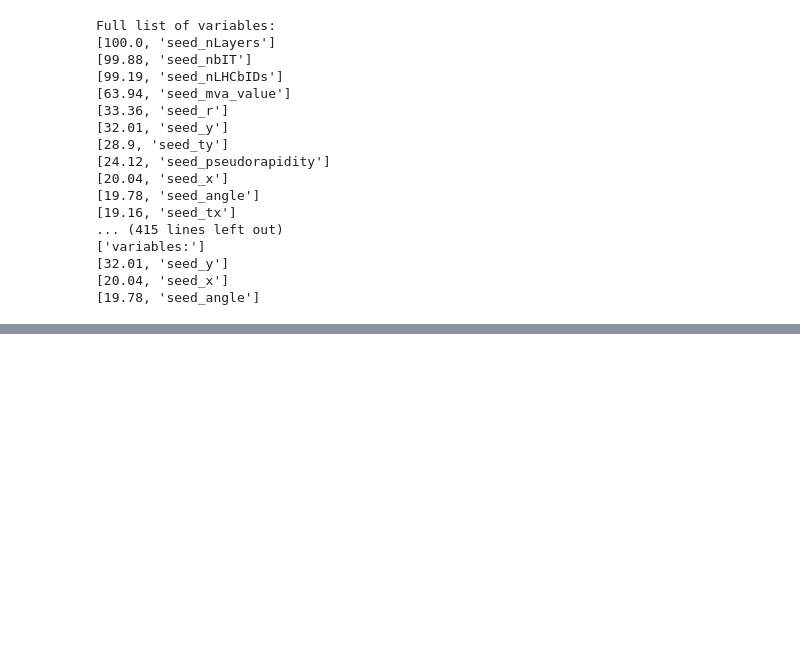
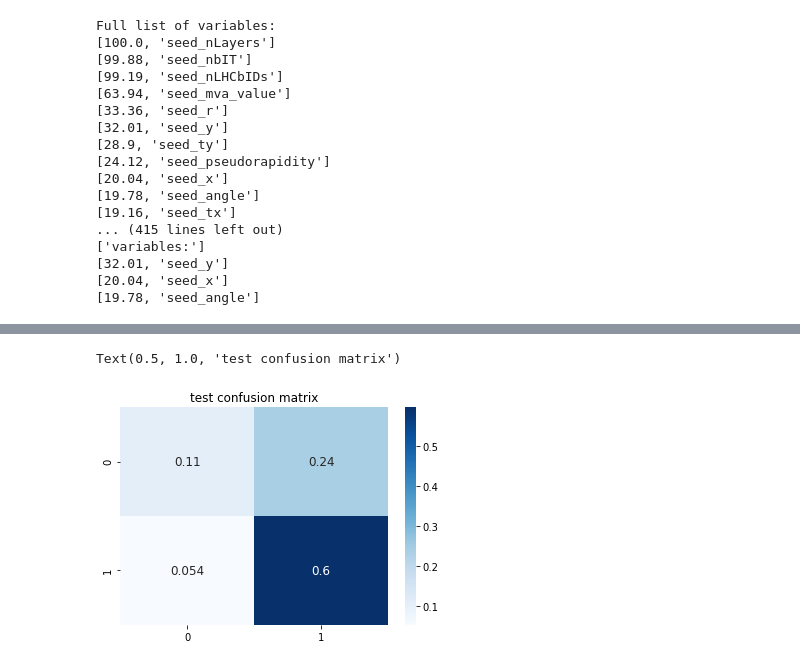
Before and after one commit to mgoncerz/SeparationPowerTool, a Jupyter notebook: modulesTest.ipynb, the cells around one changed output, grey strips where cells are left out. Saved outputs shown, nothing was run; the diff lists cells and outputs as text; code cells hidden in the pictures; blank space fills up the shorter version.

```diff
--- a/modulesTest.ipynb
+++ b/modulesTest.ipynb
@@ -85,0 +88,2 @@ Full list of variables:
+# %%
+variable_sets['variable sets'] = []
@@ -105,0 +127,6 @@ seed_nLHCbIDs  seed_nbIT  seed_nLayers       seed_x      seed_y  \
+# %%
+cfm = pd.DataFrame(variable_sets['custom sets'][0]['metrics']['confusion matrix'], range(2),range(2))
+sn.heatmap(cfm, annot=True,annot_kws={"size": 12}, cmap=plt.cm.Blues).set_title("test confusion matrix")
+# %% [output]
+Text(0.5, 1.0, 'test confusion matrix')
+[figure, added]
```
Also changed, not shown: parts of 7 cells of this notebook, 1 other file.
